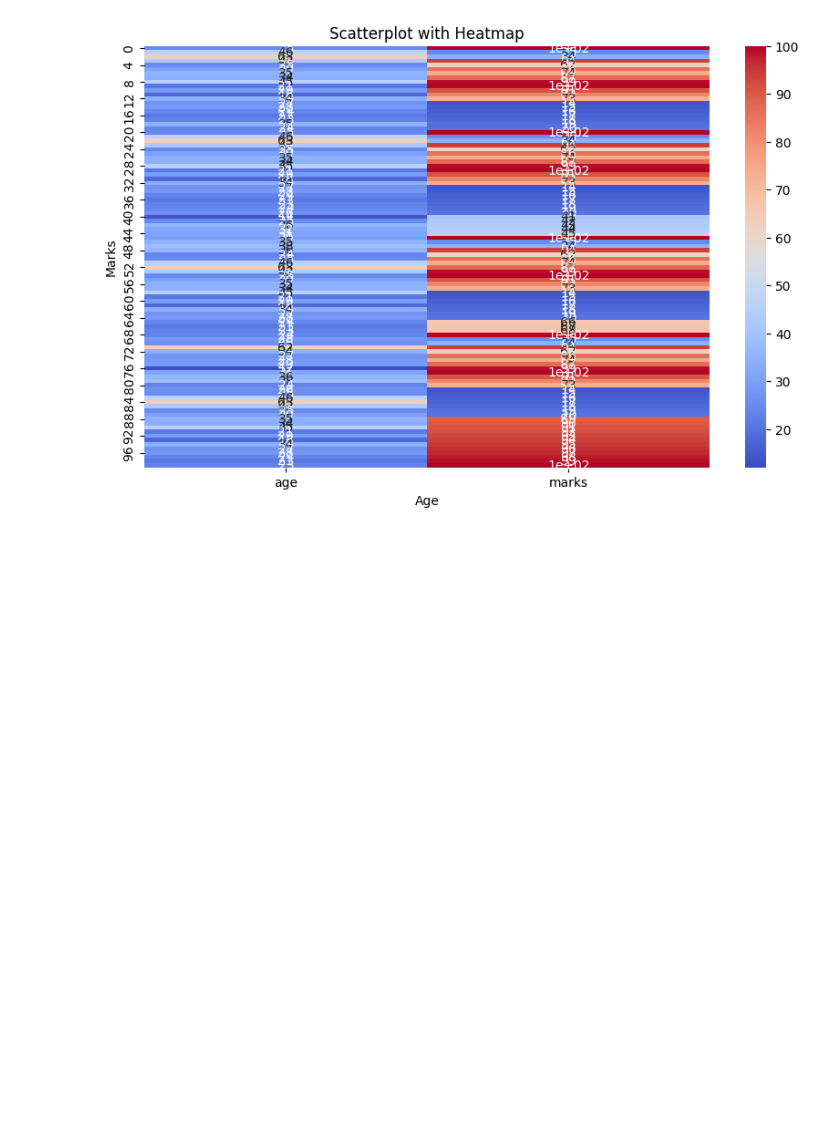
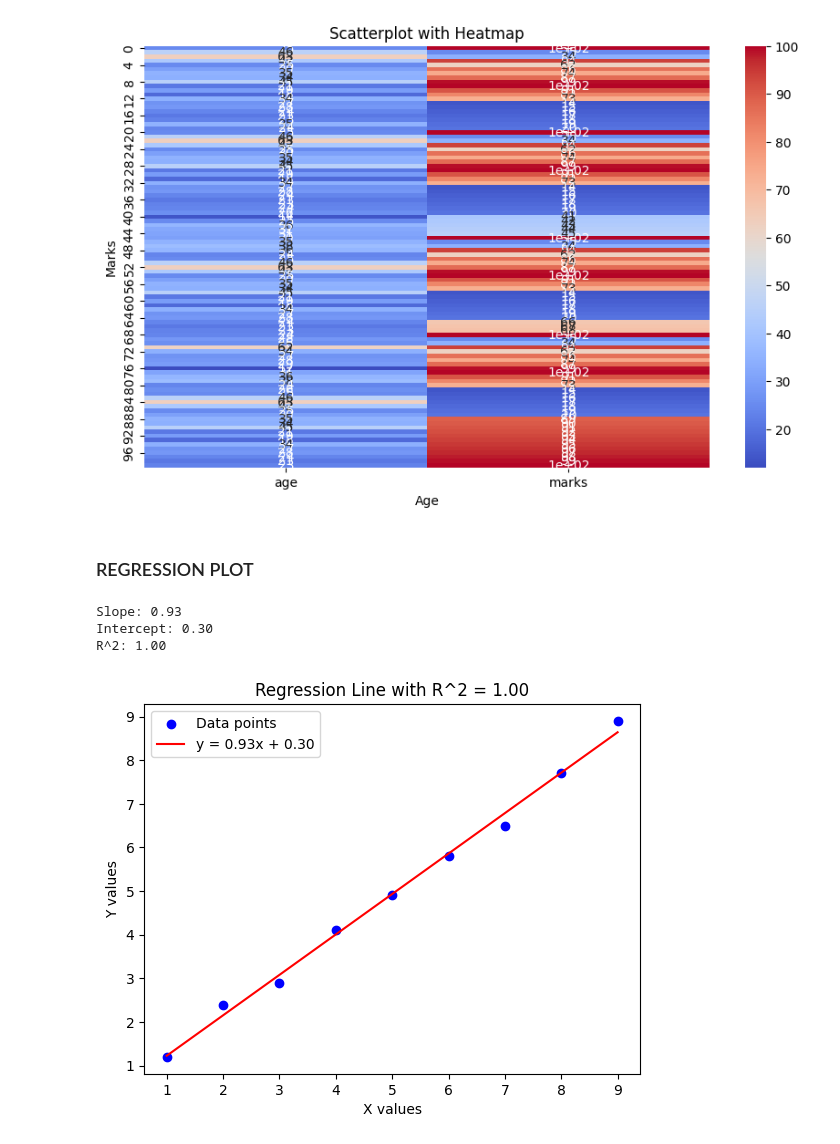
Before and after one commit to NeerajaJayanthy/Data-Visualisation-using-python, a Jupyter notebook: module_1.ipynb, the cells around one changed output. Saved outputs shown, nothing was run; the diff lists cells and outputs as text; code cells hidden in the pictures; blank space fills up the shorter version.

```diff
--- a/module_1.ipynb
+++ b/module_1.ipynb
@@ -426,3 +426,51 @@ plt.show()
 [interactive output not drawn]
 Saving excel.csv to excel (7).csv
 [figure]
+# %% [markdown]
+### REGRESSION PLOT
+# %%
+import numpy as np
+import matplotlib.pyplot as plt
+
+# Sample data
+X = np.array([1, 2, 3, 4, 5, 6, 7, 8, 9])
+Y = np.array([1.2, 2.4, 2.9, 4.1, 4.9, 5.8, 6.5, 7.7, 8.9])
+
+# Step 1: Calculate the mean of X and Y
+mean_x = np.mean(X)
+mean_y = np.mean(Y)
+
+# Step 2: Calculate the slope using the formula
+numerator = np.sum((X - mean_x) * (Y - mean_y))
+denominator = np.sum((X - mean_x) ** 2)
+slope = numerator / denominator
+
+# Step 3: Calculate the intercept
+intercept = mean_y - (slope * mean_x)
+
+# Step 4: Predict Y values based on the regression line
+Y_pred = slope * X + intercept
+
+# Step 5: Calculate R^2 (coefficient of determination)
+ss_total = np.sum((Y - mean_y) ** 2)  # Total sum of squares
+ss_residual = np.sum((Y - Y_pred) ** 2)  # Residual sum of squares
+r_squared = 1 - (ss_residual / ss_total)
+
+# Step 6: Display the slope, intercept, and R^2
+print(f"Slope: {slope:.2f}")
+print(f"Intercept: {intercept:.2f}")
+print(f"R^2: {r_squared:.2f}")
+
+# Step 7: Plot the data and regression line
+plt.scatter(X, Y, color='blue', label='Data points')
+plt.plot(X, Y_pred, color='red', label=f'y = {slope:.2f}x + {intercept:.2f}')
+plt.xlabel('X values')
+plt.ylabel('Y values')
+plt.title(f'Regression Line with R^2 = {r_squared:.2f}')
+plt.legend()
+plt.show()
+# %% [output]
+Slope: 0.93
+Intercept: 0.30
+R^2: 1.00
+[figure, added]
```
Also changed, not shown: parts of 1 cell of this notebook.
